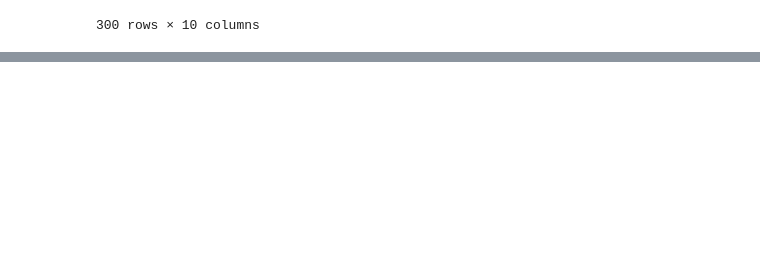
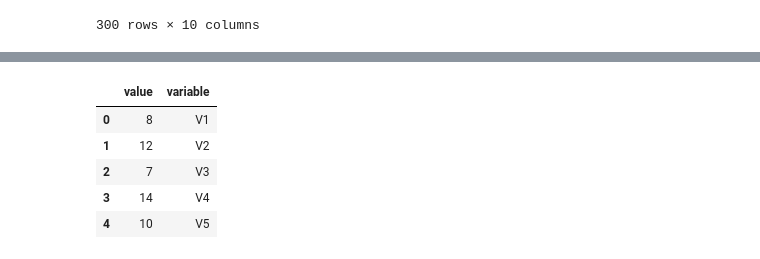
Before and after one commit to mhedloff/stream-learn, a Jupyter notebook: final/comparison_results.ipynb, the cells around one changed output, grey strips where cells are left out. Saved outputs shown, nothing was run; the diff lists cells and outputs as text; code cells hidden in the pictures; blank space fills up the shorter version.

```diff
--- a/final/comparison_results.ipynb
+++ b/final/comparison_results.ipynb
@@ -165,0 +187,11 @@ prepare_polars(all_data)
+# %%
+pd.DataFrame(dict(
+    value=[8, 12, 7, 14, 10],
+    variable=['V1', 'V2', 'V3', 'V4', 'V5']))
+# %% [output]
+|  | value | variable |
+| 0 | 8 | V1 |
+| 1 | 12 | V2 |
+| 2 | 7 | V3 |
+| 3 | 14 | V4 |
+| 4 | 10 | V5 |
```
Also changed, not shown: parts of 5 cells of this notebook, 21 other files.
